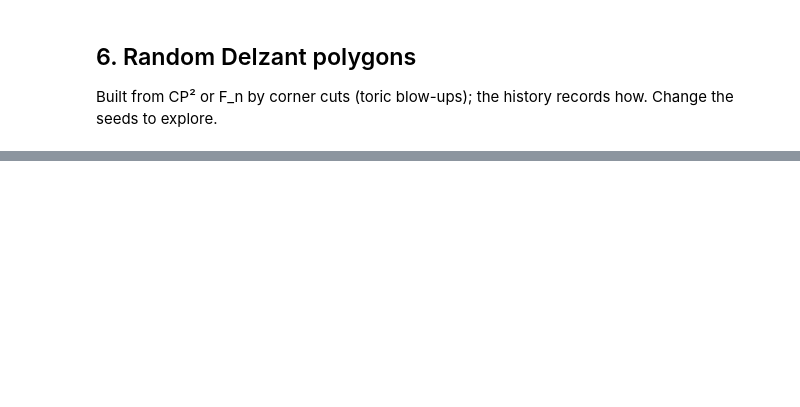
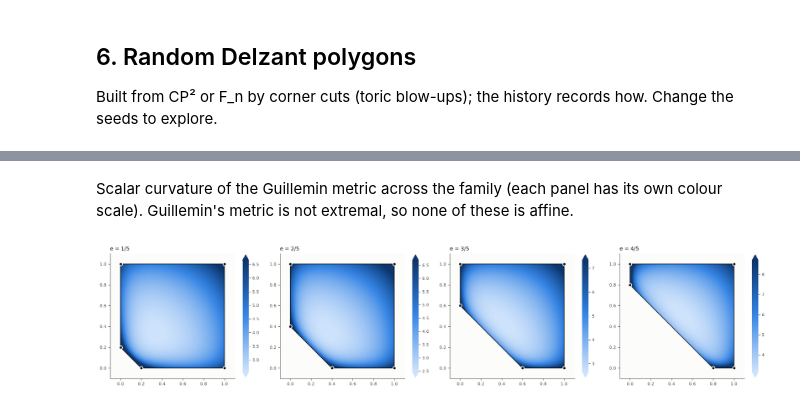
Before and after one commit to lapisetanima/toric-kahlers, a Jupyter notebook: notebooks/01_explore_polygon.ipynb, the cells around one changed output, grey strips where cells are left out. Saved outputs shown, nothing was run; the diff lists cells and outputs as text; code cells hidden in the pictures; blank space fills up the shorter version.

```diff
--- a/notebooks/01_explore_polygon.ipynb
+++ b/notebooks/01_explore_polygon.ipynb
@@ -184,0 +348,11 @@ print(crease_search(Q))
+# %% [markdown]
+Scalar curvature of the Guillemin metric across the family (each panel has its own colour scale). Guillemin's metric is not extremal, so none of these is affine.
+# %%
+es = [Fraction(1, 5), Fraction(2, 5), Fraction(3, 5), Fraction(4, 5)]
+fig, axes = plt.subplots(1, len(es), figsize=(4.6 * len(es), 4.4))
+for ax, ev in zip(axes, es):
+    viz.plot_field(ToricMetric(Pe.at(e=ev)), 'S', ax=ax, resolution=90)
+    ax.set_title(f'e = {ev}', loc='left', fontsize=10)
+fig.tight_layout()
+# %% [output]
+[figure, added]
```
Also changed, not shown: parts of 27 cells of this notebook, 4 other files.
